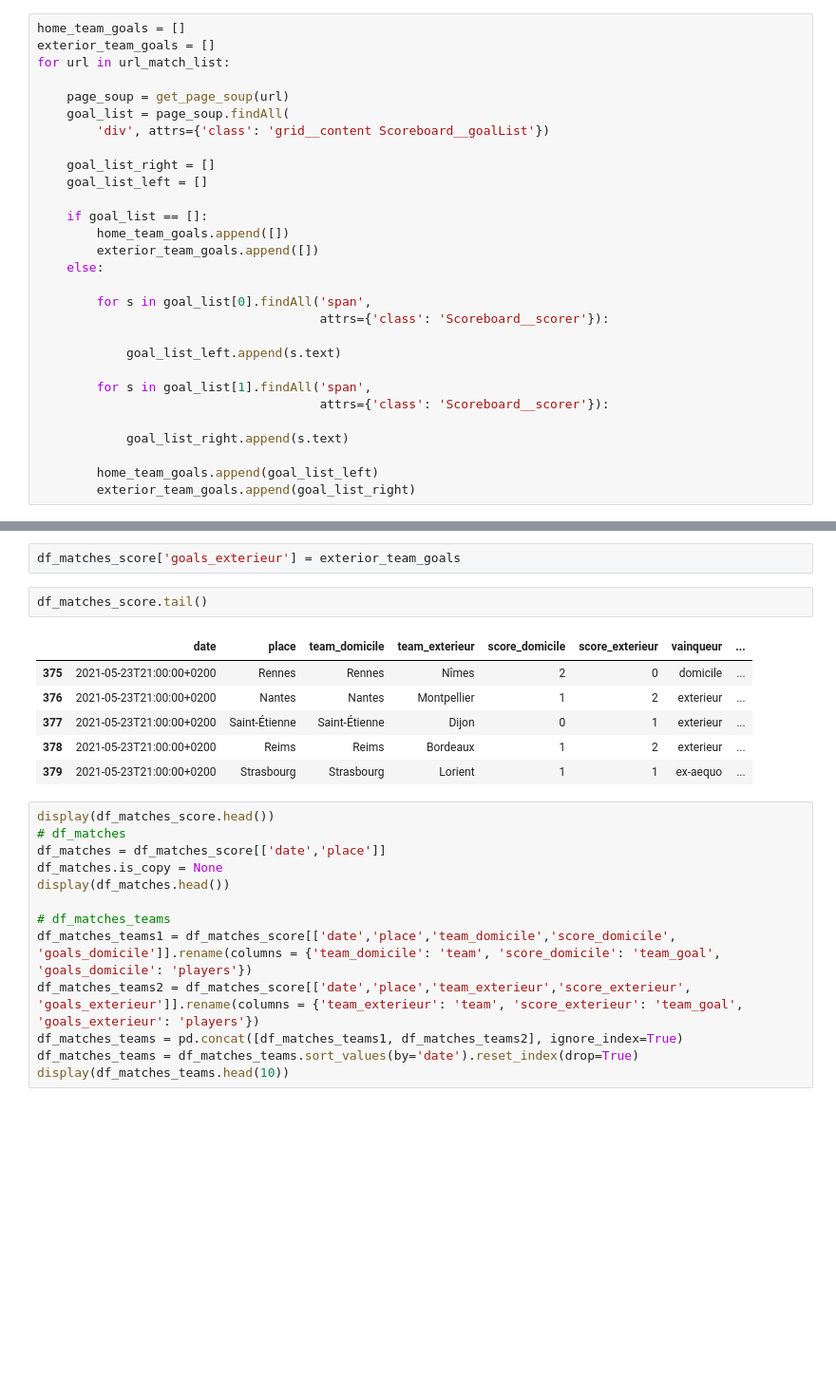
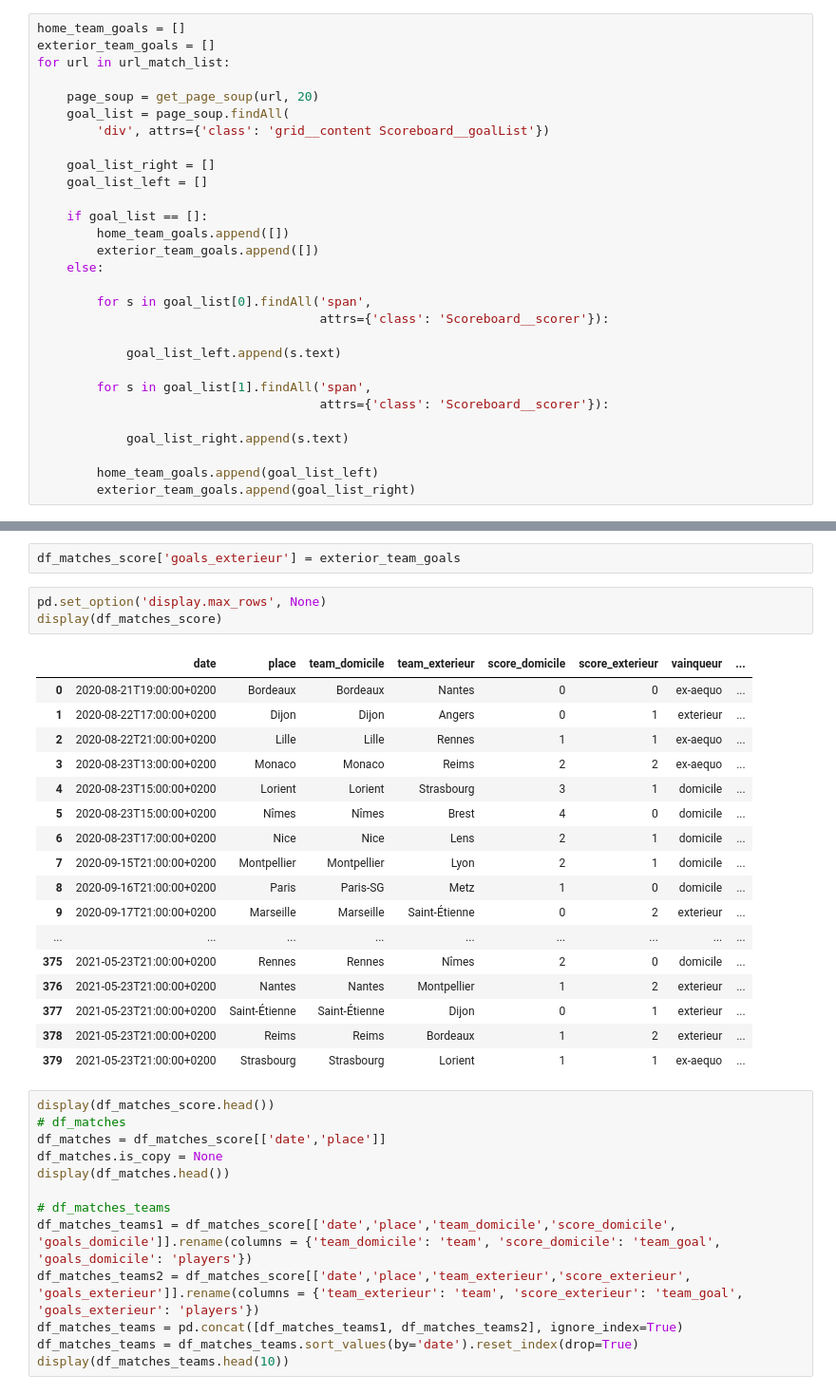
Before and after one commit to rolandina/foot-meteo, a Jupyter notebook: lequipe_scraping.ipynb, the cells around one changed output, grey strips where cells are left out. Shown: that part at 95% size. Cells and saved outputs as stored; diff of their text form; blank space fills up the shorter version.

```diff
--- a/lequipe_scraping.ipynb
+++ b/lequipe_scraping.ipynb
@@ -303,7 +351,7 @@ home_team_goals = []
 exterior_team_goals = []
 for url in url_match_list:
 
-    page_soup = get_page_soup(url)
+    page_soup = get_page_soup(url, 20)
     goal_list = page_soup.findAll(
         'div', attrs={'class': 'grid__content Scoreboard__goalList'})
 
@@ -352,15 +400,27 @@ exterior_team_goals
 df_matches_score['goals_domicile'] = home_team_goals
 # %%
 df_matches_score['goals_exterieur'] = exterior_team_goals
-# %%
-df_matches_score.tail()
-# %% [output]
-|  | date | place | team_domicile | team_exterieur | score_domicile | score_exterieur | vainqueur | ... |
-| 375 | 2021-05-23T21:00:00+0200 | Rennes | Rennes | Nîmes | 2 | 0 | domicile | ... |
-| 376 | 2021-05-23T21:00:00+0200 | Nantes | Nantes | Montpellier | 1 | 2 | exterieur | ... |
-| 377 | 2021-05-23T21:00:00+0200 | Saint-Étienne | Saint-Étienne | Dijon | 0 | 1 | exterieur | ... |
-| 378 | 2021-05-23T21:00:00+0200 | Reims | Reims | Bordeaux | 1 | 2 | exterieur | ... |
-| 379 | 2021-05-23T21:00:00+0200 | Strasbourg | Strasbourg | Lorient | 1 | 1 | ex-aequo | ... |
+# %%
+pd.set_option('display.max_rows', None)
+display(df_matches_score)
+# %% [output]
+|  | date | place | team_domicile | team_exterieur | score_domicile | score_exterieur | vainqueur | ... |
+| 0 | 2020-08-21T19:00:00+0200 | Bordeaux | Bordeaux | Nantes | 0 | 0 | ex-aequo | ... |
+| 1 | 2020-08-22T17:00:00+0200 | Dijon | Dijon | Angers | 0 | 1 | exterieur | ... |
+| 2 | 2020-08-22T21:00:00+0200 | Lille | Lille | Rennes | 1 | 1 | ex-aequo | ... |
+| 3 | 2020-08-23T13:00:00+0200 | Monaco | Monaco | Reims | 2 | 2 | ex-aequo | ... |
+| 4 | 2020-08-23T15:00:00+0200 | Lorient | Lorient | Strasbourg | 3 | 1 | domicile | ... |
+| 5 | 2020-08-23T15:00:00+0200 | Nîmes | Nîmes | Brest | 4 | 0 | domicile | ... |
+| 6 | 2020-08-23T17:00:00+0200 | Nice | Nice | Lens | 2 | 1 | domicile | ... |
+| 7 | 2020-09-15T21:00:00+0200 | Montpellier | Montpellier | Lyon | 2 | 1 | domicile | ... |
+| 8 | 2020-09-16T21:00:00+0200 | Paris | Paris-SG | Metz | 1 | 0 | domicile | ... |
+| 9 | 2020-09-17T21:00:00+0200 | Marseille | Marseille | Saint-Étienne | 0 | 2 | exterieur | ... |
+| ... | ... | ... | ... | ... | ... | ... | ... | ... |
+| 375 | 2021-05-23T21:00:00+0200 | Rennes | Rennes | Nîmes | 2 | 0 | domicile | ... |
+| 376 | 2021-05-23T21:00:00+0200 | Nantes | Nantes | Montpellier | 1 | 2 | exterieur | ... |
+| 377 | 2021-05-23T21:00:00+0200 | Saint-Étienne | Saint-Étienne | Dijon | 0 | 1 | exterieur | ... |
+| 378 | 2021-05-23T21:00:00+0200 | Reims | Reims | Bordeaux | 1 | 2 | exterieur | ... |
+| 379 | 2021-05-23T21:00:00+0200 | Strasbourg | Strasbourg | Lorient | 1 | 1 | ex-aequo | ... |
 # %%
 display(df_matches_score.head())
 # df_matches
```
Also changed, not shown: parts of 35 cells of this notebook.
